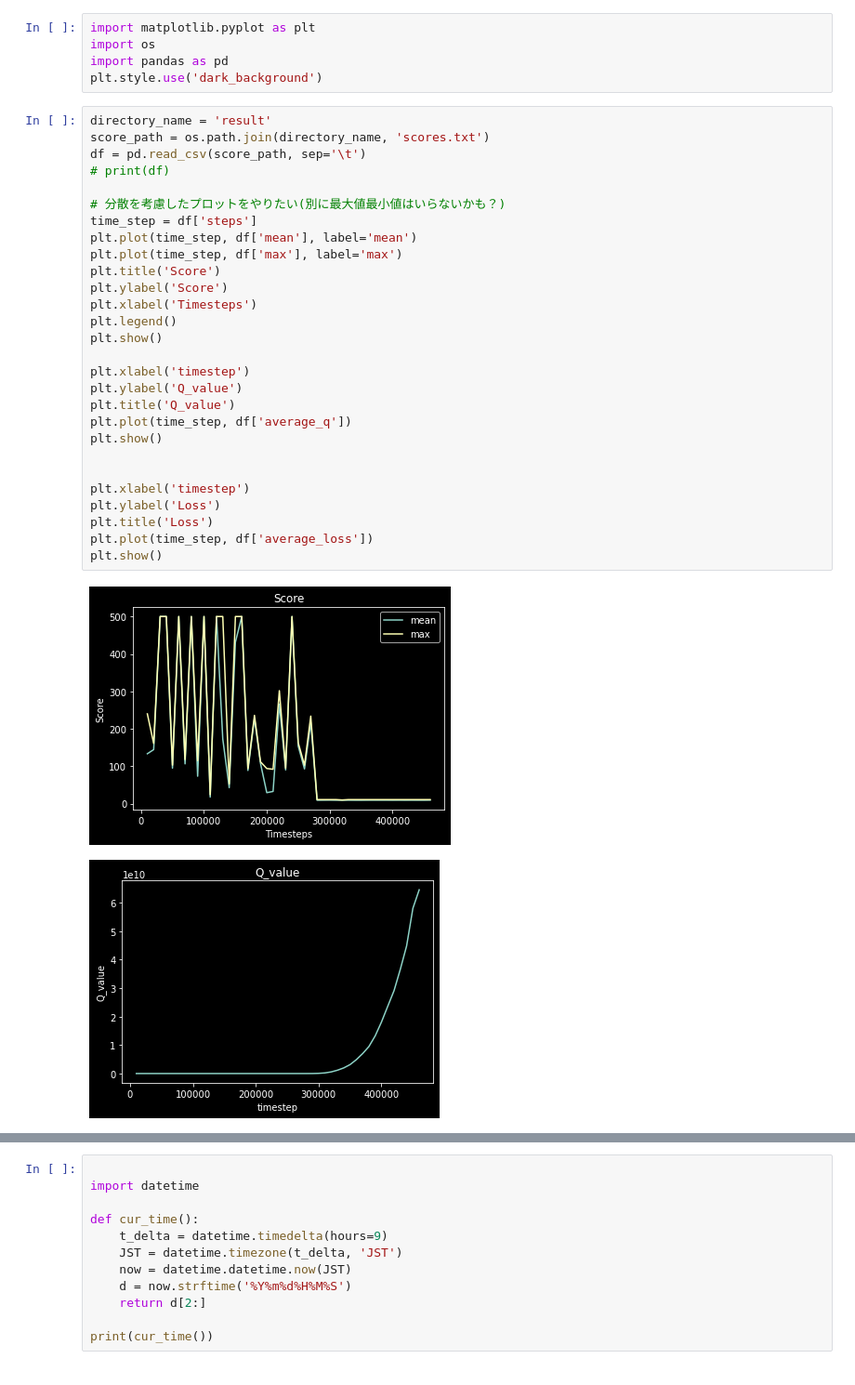
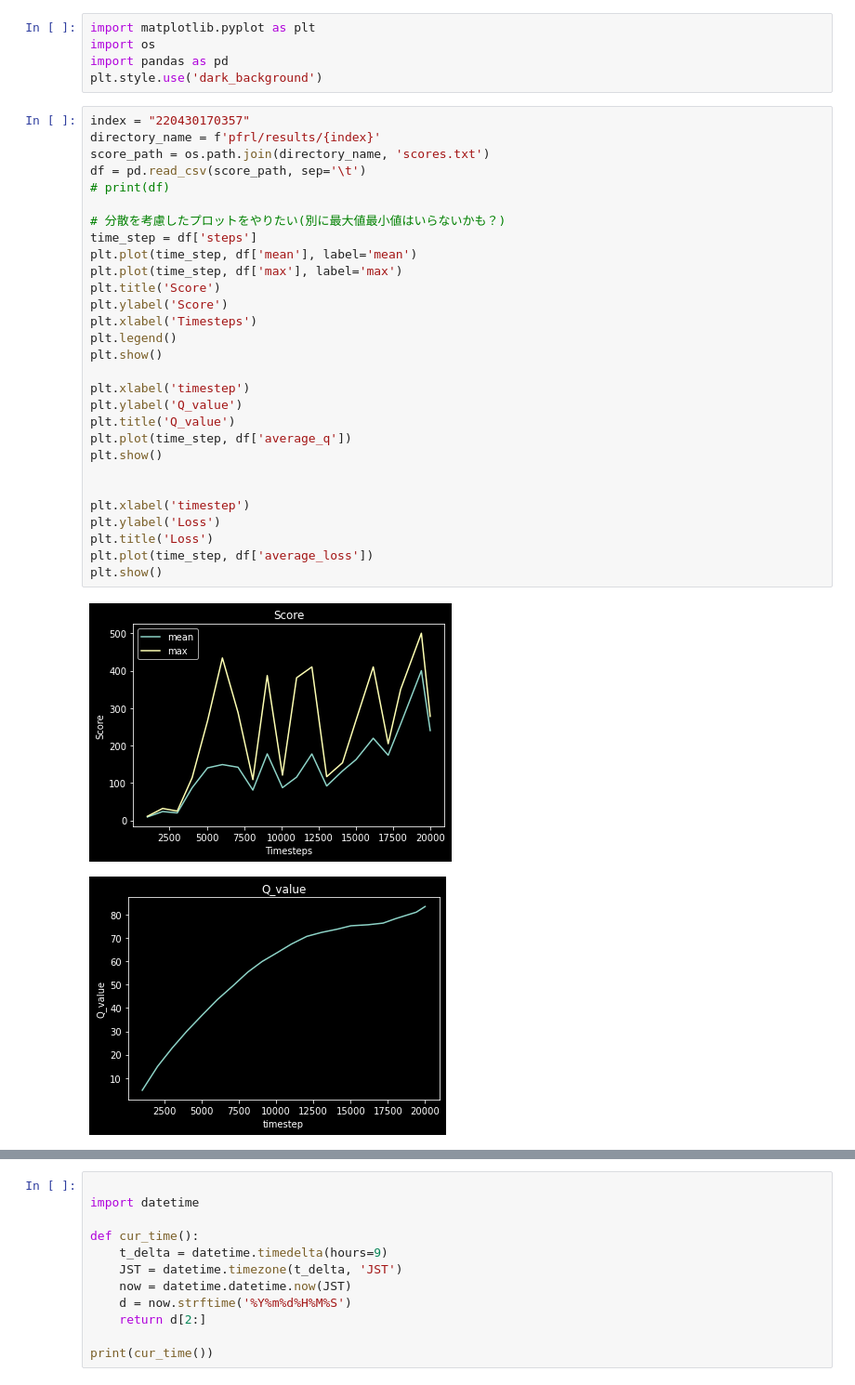
Before and after one commit to ogami334/rl_tutorial, a Jupyter notebook: plot.ipynb, the cells around one changed output, grey strips where cells are left out. Shown at 93% size. Saved outputs shown, nothing was run; the diff lists cells and outputs as text.

```diff
--- a/plot.ipynb
+++ b/plot.ipynb
@@ -4,33 +4,34 @@ import os
 import pandas as pd
 plt.style.use('dark_background')
 # %%
-directory_name = 'result'
+index = "220430170357"
+directory_name = f'pfrl/results/{index}'
 score_path = os.path.join(directory_name, 'scores.txt')
 df = pd.read_csv(score_path, sep='\t')
 # print(df)
 
 # 分散を考慮したプロットをやりたい(別に最大値最小値はいらないかも？)
 time_step = df['steps']
 plt.plot(time_step, df['mean'], label='mean')
 plt.plot(time_step, df['max'], label='max')
 plt.title('Score')
 plt.ylabel('Score')
 plt.xlabel('Timesteps')
 plt.legend()
 plt.show()
 
 plt.xlabel('timestep')
 plt.ylabel('Q_value')
 plt.title('Q_value')
 plt.plot(time_step, df['average_q'])
 plt.show()
 
 
 plt.xlabel('timestep')
 plt.ylabel('Loss')
 plt.title('Loss')
 plt.plot(time_step, df['average_loss'])
 plt.show()
 # %% [output]
-[figure, old version]
+[figure, new version]
-[figure, old version]
+[figure, new version]
```
Also changed, not shown: parts of 3 cells of this notebook.
